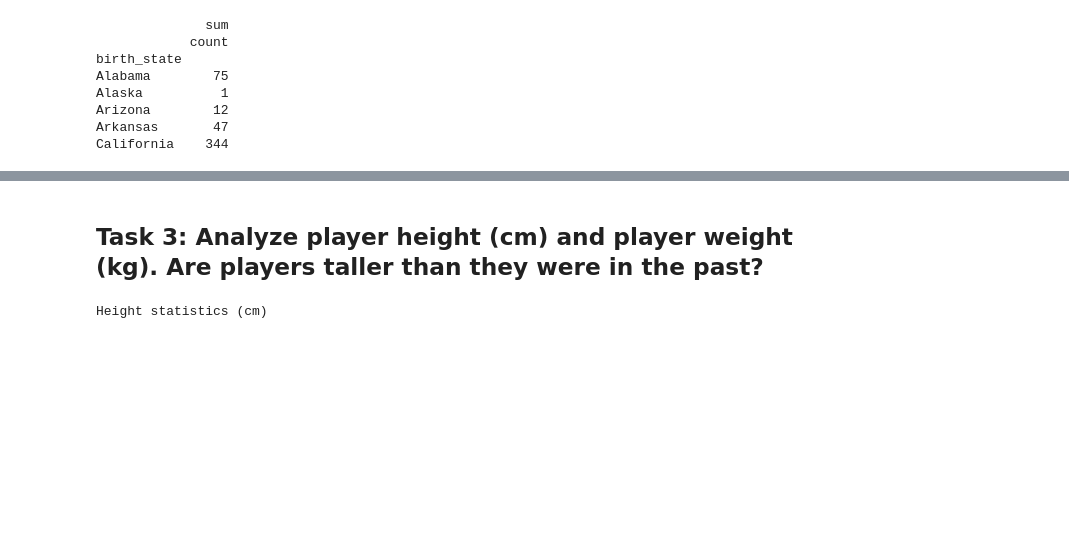
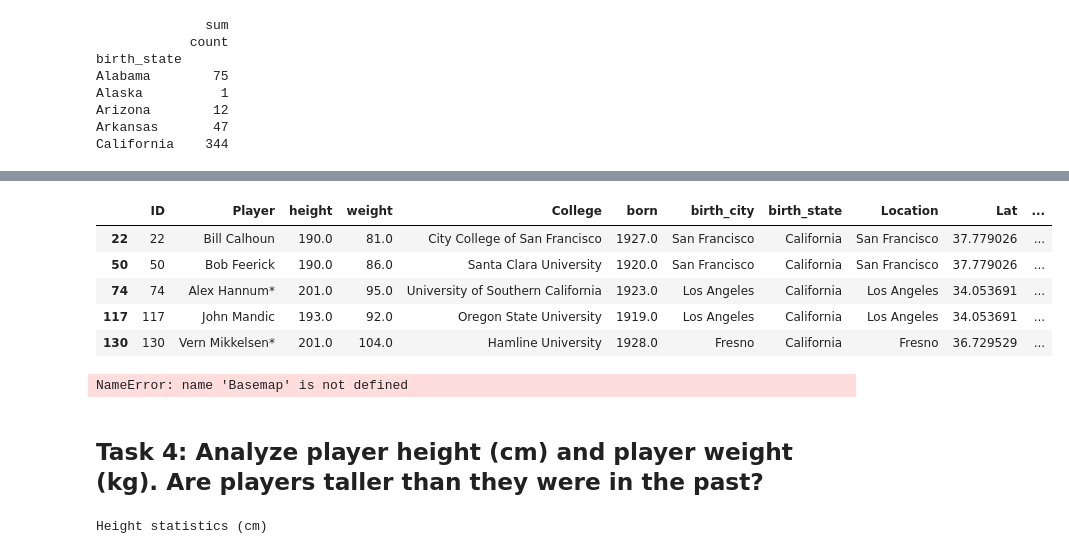
Before and after one commit to brentwilder/NBAplayers, a Jupyter notebook: NBA.ipynb, the cells around one changed output, grey strips where cells are left out. Cells and saved outputs as stored; diff of their text form; code cells hidden in the pictures; blank space fills up the shorter version.

```diff
--- a/NBA.ipynb
+++ b/NBA.ipynb
@@ -213,5 +223,32 @@ California    344
+# %%
+# Note: this cell takes a very long time to run currently.
+# This is geocoding each of the 344 rows of city data.
+Cal['Location'] = Cal['birth_city']
+geolocator = Nominatim(user_agent="SDSU")
+Cal['Lat'] = Cal['Location'].apply(lambda x: geolocator.geocode(x).latitude)
+Cal['Lon'] = Cal['Location'].apply(lambda x: geolocator.geocode(x).longitude)
+Cal.head()
+# %% [output]
+|  | ID | Player | height | weight | College | born | birth_city | birth_state | Location | Lat | ... |
+| 22 | 22 | Bill Calhoun | 190.0 | 81.0 | City College of San Francisco | 1927.0 | San Francisco | California | San Francisco | 37.779026 | ... |
+| 50 | 50 | Bob Feerick | 190.0 | 86.0 | Santa Clara University | 1920.0 | San Francisco | California | San Francisco | 37.779026 | ... |
+| 74 | 74 | Alex Hannum* | 201.0 | 95.0 | University of Southern California | 1923.0 | Los Angeles | California | Los Angeles | 34.053691 | ... |
+| 117 | 117 | John Mandic | 193.0 | 92.0 | Oregon State University | 1919.0 | Los Angeles | California | Los Angeles | 34.053691 | ... |
+| 130 | 130 | Vern Mikkelsen* | 201.0 | 104.0 | Hamline University | 1928.0 | Fresno | California | Fresno | 36.729529 | ... |
+# %%
+fig = plt.figure(figsize=(8, 8))
+m = Basemap(projection='lcc', resolution='h',
+            lat_0=37.5, lon_0=-119,
+            width=1E6, height=1.2E6)
+m.shadedrelief()
+m.drawcoastlines(color='gray')
+m.drawcountries(color='gray')
+m.drawstates(color='gray')
+m.scatter(Cal.lon, Cal.lat, latlon=True)
+# %% [output]
+NameError: name 'Basemap' is not defined
 # %% [markdown]
-## Task 3: Analyze player height (cm) and player weight (kg). Are players taller than they were in the past?
+## Task 4: Analyze player height (cm) and player weight (kg). Are players taller than they were in the past?
 # %%
 # Let's first describe to see statistics
 print("Height statistics (cm)")
```
Also changed, not shown: parts of 8 cells of this notebook, 2 other files.
